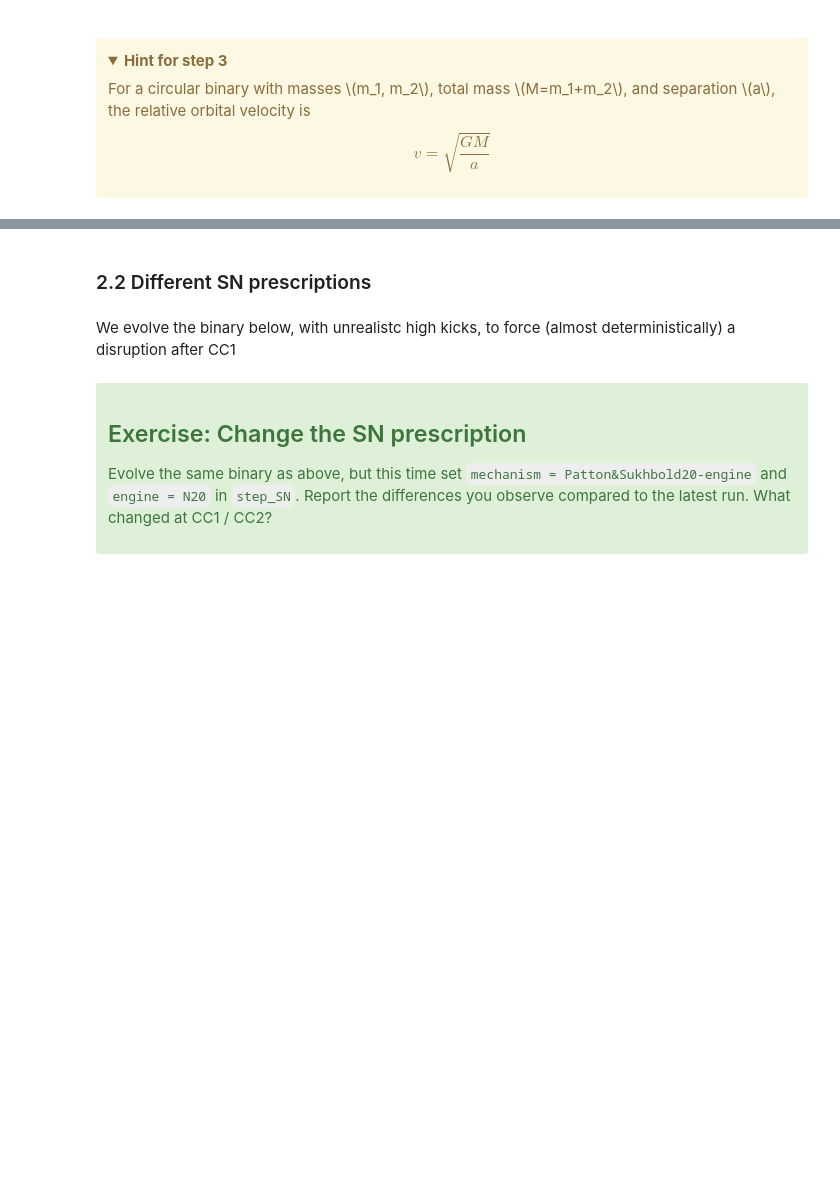
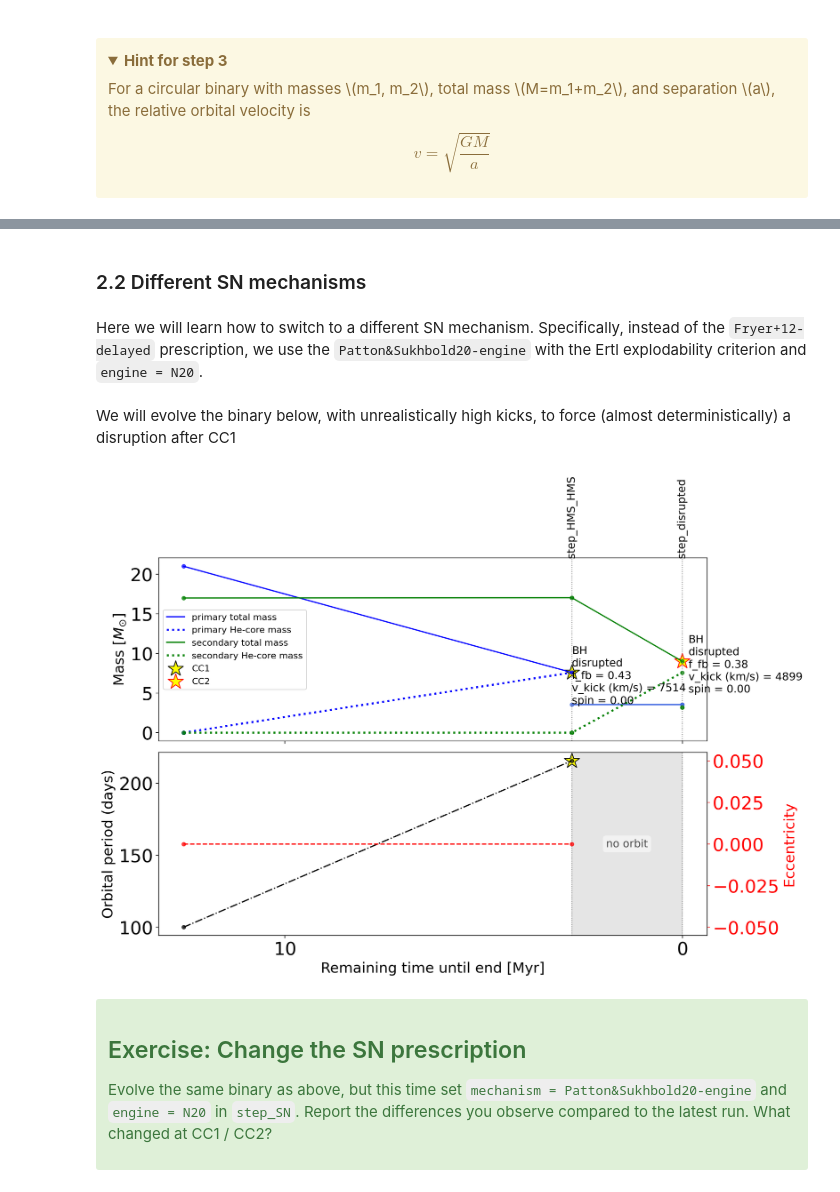
Before and after one commit to POSYDON-code/POSYDON-class-materials-2026, a Jupyter notebook: 2_Tuesday_25_8_26/SNe/SN_lab2-final.ipynb, the cells around one changed output, grey strips where cells are left out. Cells and saved outputs as stored; diff of their text form; code cells hidden in the pictures; folded sections open; blank space fills up the shorter version.

```diff
--- a/2_Tuesday_25_8_26/SNe/SN_lab2-final.ipynb
+++ b/2_Tuesday_25_8_26/SNe/SN_lab2-final.ipynb
@@ -457,27 +552,30 @@ print("v_orbital_velocity_preCC1 (km/s):", (v/1e5).values[0])
 </details>
 # %% [markdown]
-### 2.2 Different SN prescriptions
+### 2.2 Different SN mechanisms
+# %% [markdown]
+Here we will learn how to switch to a different SN mechanism. Specifically, instead of the `Fryer+12-delayed` prescription, we use the `Patton&Sukhbold20-engine` with the Ertl explodability criterion and `engine = N20`.
 # %% [markdown]
-We evolve the binary below, with unrealistc high kicks, to force (almost deterministically) a disruption after CC1
+We will evolve the binary below, with unrealistically high kicks, to force (almost deterministically) a disruption after CC1
 # %%
 m1_init = 21 # in Msun
 m2_init = 17 # in Msun
 p_init = 100 # in days
 STAR1, STAR2 = SingleStar(**{'mass': m1_init, 'state': 'H-rich_Core_H_burning'}), \
                SingleStar(**{'mass': m2_init, 'state': 'H-rich_Core_H_burning'})
 
 unr_kicks = {'sigma_kick_CCSN_NS': 10000, 'sigma_kick_CCSN_BH': 10000} # unrealistically high kicks
-#sim_prop.load_a_step("step_SN", (StepSN, {**unr_kicks, 'mechanism': 'Fryer+12-delayed', 'engine':''}))
-sim_prop.load_a_step("step_SN", (StepSN, {**unr_kicks}))
-
+#sim_prop = SimulationProperties.from_ini(path_to_ini, load_steps=True, metallicity=1.0, verbose=False)
+sim_prop.load_a_step("step_SN", (StepSN, {**unr_kicks, 'mechanism': 'Fryer+12-delayed', 'engine':''}))  #which is the default
 binary = BinaryStar(STAR1, STAR2, **{**dict_initial_binary, 'orbital_period': p_init}, properties=sim_prop)
 
 binary.evolve()
 
 df_oneline=binary.to_oneline_df(S1_kwargs=S1_kwargs, S2_kwargs=S2_kwargs)
 df=binary.to_df(extra_columns={'step_names':'string'})
 
 plot_SN_evolution(df, df_oneline)
+# %% [output]
+[figure, added]
 # %% [markdown]
 <div class="alert alert-success">
 
```
Also changed, not shown: parts of 74 cells of this notebook, 1 other file.
